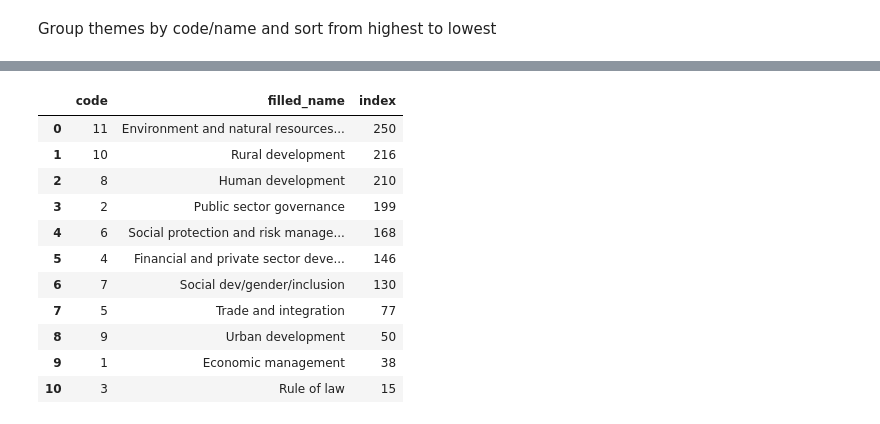
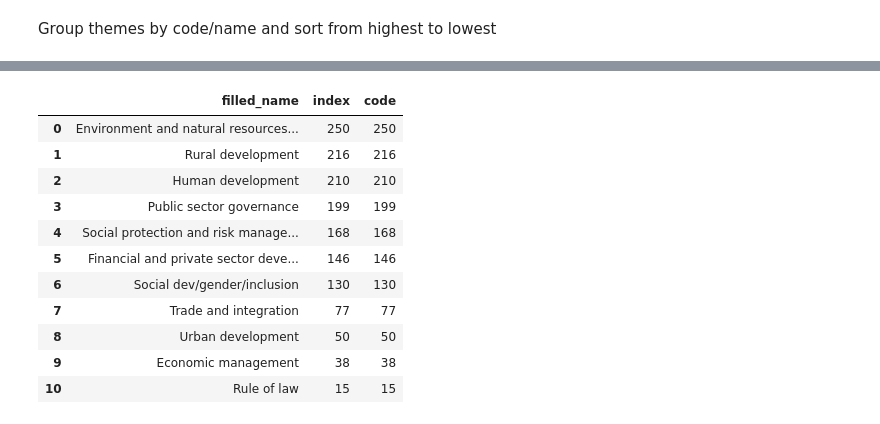
Before and after one commit to IvanTodorovic78/springboard_data_science, a Jupyter notebook: sliderule_dsi_json_exercise.ipynb, the cells around one changed output, grey strips where cells are left out. Cells and saved outputs as stored; diff of their text form; code cells hidden in the pictures.

```diff
--- a/sliderule_dsi_json_exercise.ipynb
+++ b/sliderule_dsi_json_exercise.ipynb
@@ -266,17 +358,17 @@ Group themes by code/name and sort from highest to lowest
 # %%
-xdf1_grouped = xdf1.groupby(['code', 'filled_name']).count()
+xdf1_grouped = xdf1.groupby('filled_name').count()
 xdf1_grouped = xdf1_grouped.sort_values(by = 'index', ascending=False).reset_index()
 xdf1_grouped
 # %% [output]
-|  | code | filled_name | index |
-| 0 | 11 | Environment and natural resources... | 250 |
-| 1 | 10 | Rural development | 216 |
-| 2 | 8 | Human development | 210 |
-| 3 | 2 | Public sector governance | 199 |
-| 4 | 6 | Social protection and risk manage... | 168 |
-| 5 | 4 | Financial and private sector deve... | 146 |
-| 6 | 7 | Social dev/gender/inclusion | 130 |
-| 7 | 5 | Trade and integration | 77 |
-| 8 | 9 | Urban development | 50 |
-| 9 | 1 | Economic management | 38 |
-| 10 | 3 | Rule of law | 15 |
+|  | filled_name | index | code |
+| 0 | Environment and natural resources... | 250 | 250 |
+| 1 | Rural development | 216 | 216 |
+| 2 | Human development | 210 | 210 |
+| 3 | Public sector governance | 199 | 199 |
+| 4 | Social protection and risk manage... | 168 | 168 |
+| 5 | Financial and private sector deve... | 146 | 146 |
+| 6 | Social dev/gender/inclusion | 130 | 130 |
+| 7 | Trade and integration | 77 | 77 |
+| 8 | Urban development | 50 | 50 |
+| 9 | Economic management | 38 | 38 |
+| 10 | Rule of law | 15 | 15 |
```
Also changed, not shown: parts of 17 cells of this notebook.
